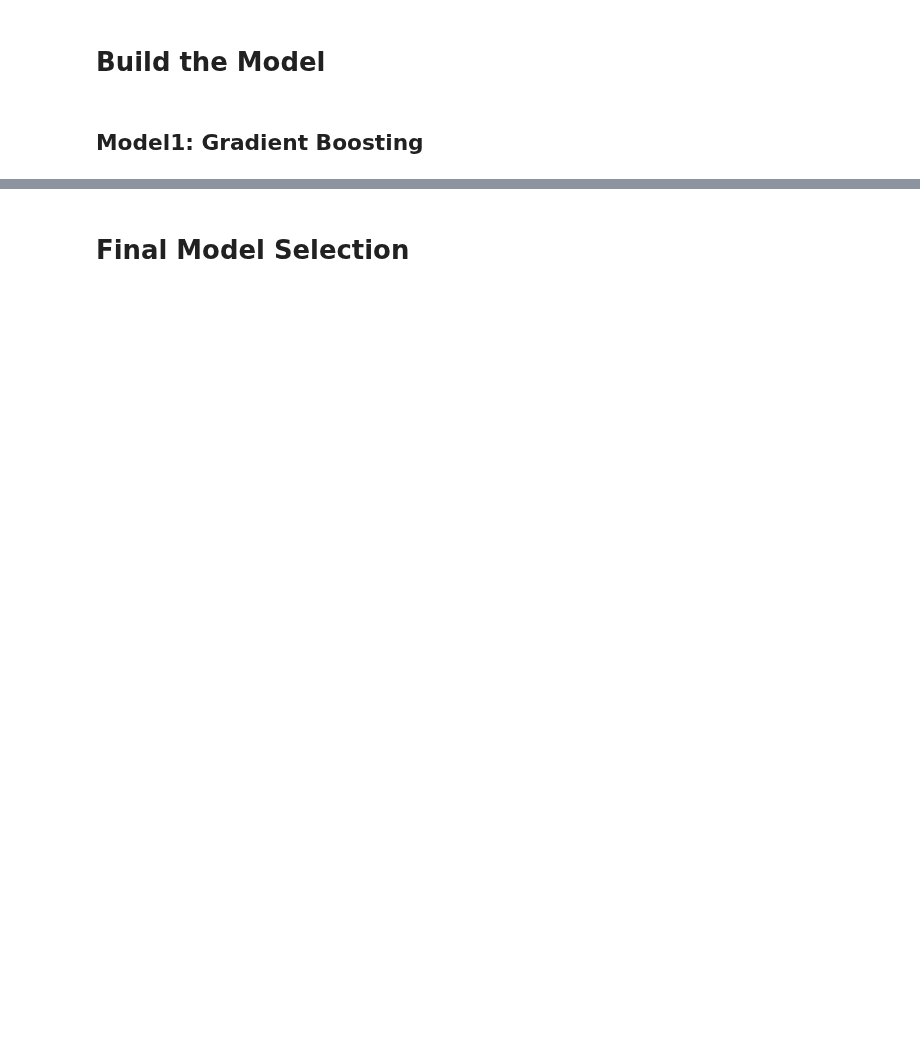
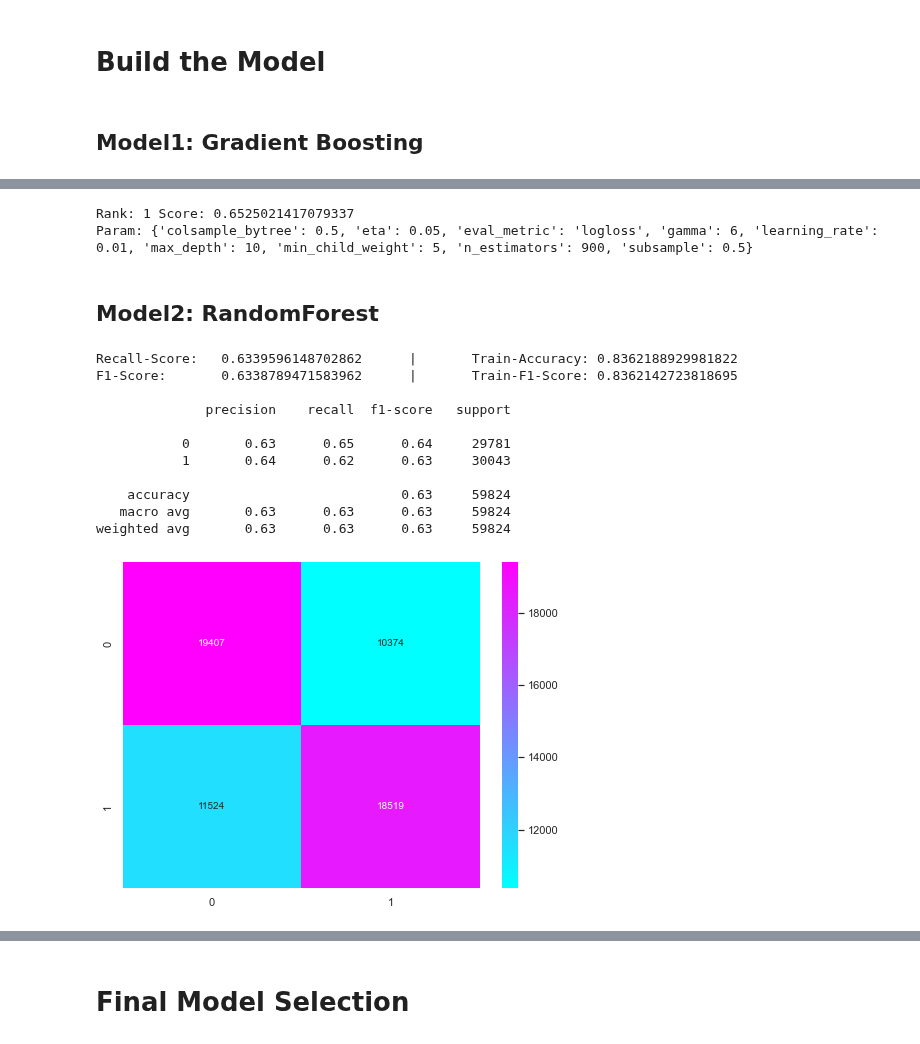
Before and after one commit to enricogoerlitz/ML-Models, a Jupyter notebook: Machine Learning Projects/01_Kaggle_Data_Projects_And_Competitions/00_Starter_Projects/02_Airline_Deley/notebooks/03_model_dev.ipynb, the cells around one changed output, grey strips where cells are left out. Cells and saved outputs as stored; diff of their text form; code cells hidden in the pictures; blank space fills up the shorter version.

```diff
--- a/Machine Learning Projects/01_Kaggle_Data_Projects_And_Competitions/00_Starter_Projects/02_Airline_Deley/notebooks/03_model_dev.ipynb
+++ b/Machine Learning Projects/01_Kaggle_Data_Projects_And_Competitions/00_Starter_Projects/02_Airline_Deley/notebooks/03_model_dev.ipynb
@@ -100,12 +106,16 @@ xgb_tmp_model = XGBClassifier()
 
 xgb_grid_params = {
     "eval_metric": ["logloss"],
-    "n_estimators": [900],
+    "n_estimators": [700, 900],
     "learning_rate": [0.01],
-    "min_child_weight": [5],
+    "min_child_weight": [3, 8],
     "eta": [0.05],
     "gamma": [6],
-    "subsample": [0.5],
-    "max_depth": [10],
+    "subsample": [0.5, 0.7],
+    "max_depth": [4, 10],
     "colsample_bytree": [0.5]
 }
+
+xgb_grid_model = GridSearchCV(xgb_tmp_model, xgb_grid_params, cv=2, verbose=3, scoring="f1_macro")
+
+xgb_grid_model.fit(X_train, y_train);
@@ -179,0 +128,24 @@ xgb_grid_model.best_params_
+# %%
+print_top_rankings(xgb_grid_model, top=10)
+# %% [output]
+Rank: 1 Score: 0.6525021417079337
+Param: {'colsample_bytree': 0.5, 'eta': 0.05, 'eval_metric': 'logloss', 'gamma': 6, 'learning_rate': 0.01, 'max_depth': 10, 'min_child_weight': 5, 'n_estimators': 900, 'subsample': 0.5}
+# %% [markdown]
+## Model2: RandomForest
+# %%
+rf_model = RandomForestClassifier()
+rf_model.fit(X_train, y_train)
+print_model_classification_report(rf_model, X_test, y_test)
+# %% [output]
+Recall-Score:   0.6339596148702862      |       Train-Accuracy: 0.8362188929981822
+F1-Score:       0.6338789471583962      |       Train-F1-Score: 0.8362142723818695
+
+              precision    recall  f1-score   support
+
+           0       0.63      0.65      0.64     29781
+           1       0.64      0.62      0.63     30043
+
+    accuracy                           0.63     59824
+   macro avg       0.63      0.63      0.63     59824
+weighted avg       0.63      0.63      0.63     59824
+[figure, added]
```
Also changed, not shown: parts of 38 cells of this notebook, 3 other files.
